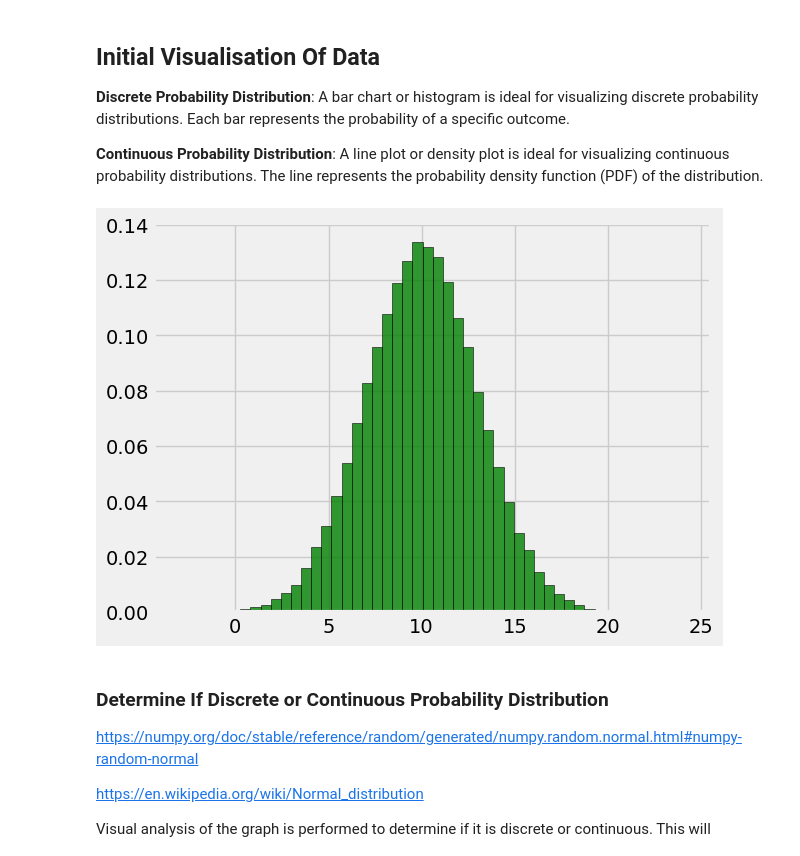
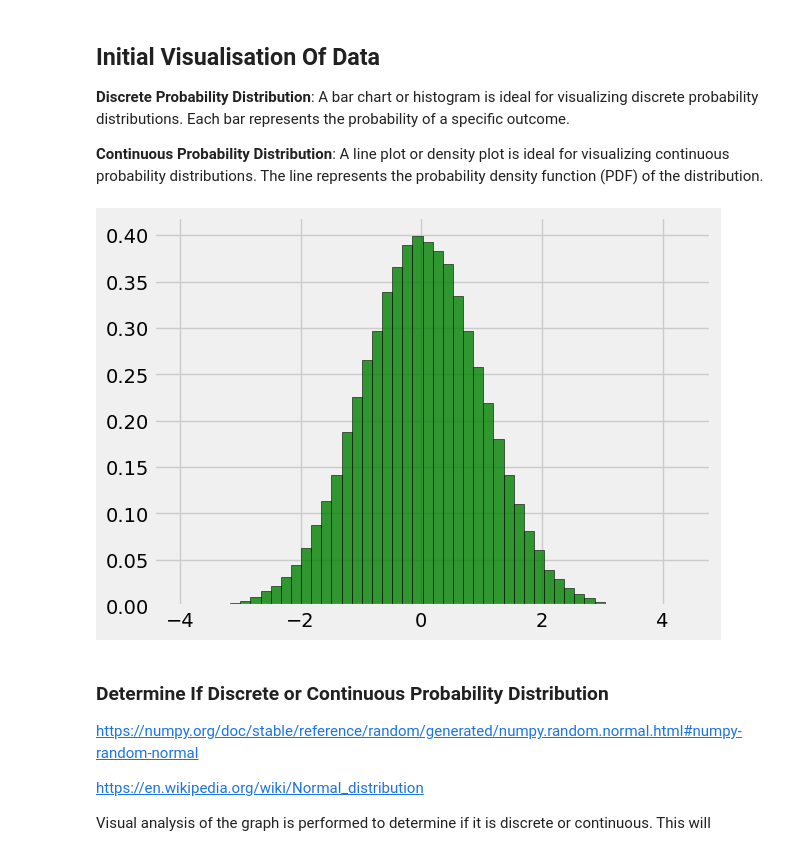
Before and after one commit to ECronin1973/Applied_Statistics_MyWork, a Jupyter notebook: tasks.ipynb, the cells around one changed output. Cells and saved outputs as stored; diff of their text form; code cells hidden in the pictures.

```diff
--- a/tasks.ipynb
+++ b/tasks.ipynb
@@ -647,15 +646,19 @@ __Discrete Probability Distribution__: A bar chart or histogram is ideal for vis
 
 __Continuous Probability Distribution__: A line plot or density plot is ideal for visualizing continuous probability distributions. The line represents the probability density function (PDF) of the distribution.
 # %%
-import matplotlib.pyplot as plt
-from scipy.stats import norm
+# Generate sample data (example)
+sample = norm.rvs(size=100000)
 
 # Plot histogram of the sample
 plt.hist(sample, bins=50, edgecolor='black', density=True, alpha=0.8, color='g')
 
+# Save the plot as an image in the 'images' directory
+plt.savefig('images/histogram_plot.png', bbox_inches='tight', pad_inches=0)
+
+# Show the plot
 plt.show()
 # %% [output]
-[figure, old version]
+[figure, new version]
 # %% [markdown]
 ### Determine If Discrete or Continuous Probability Distribution
 
```
Also changed, not shown: parts of 3 cells of this notebook, 4 other files.
